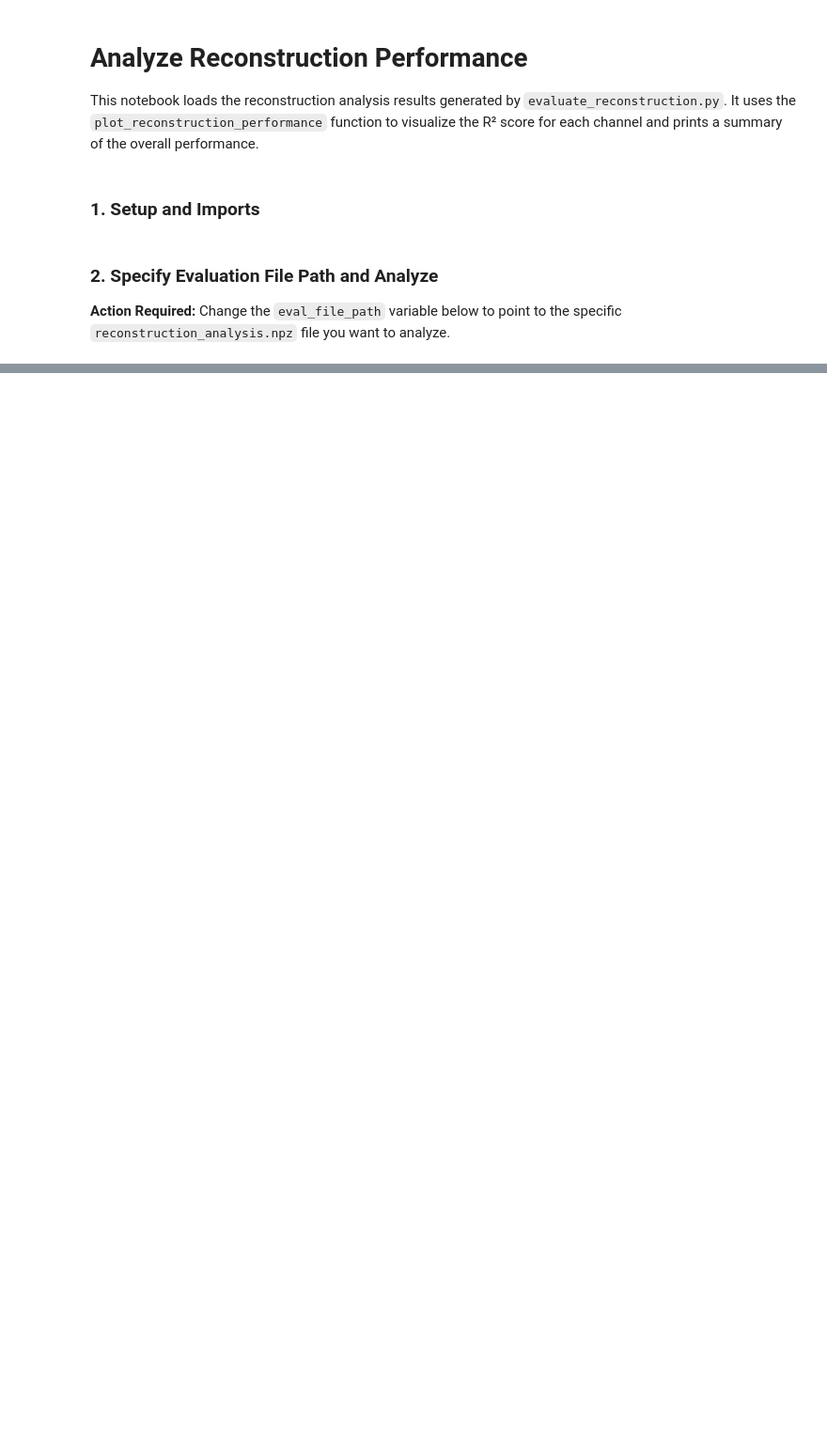
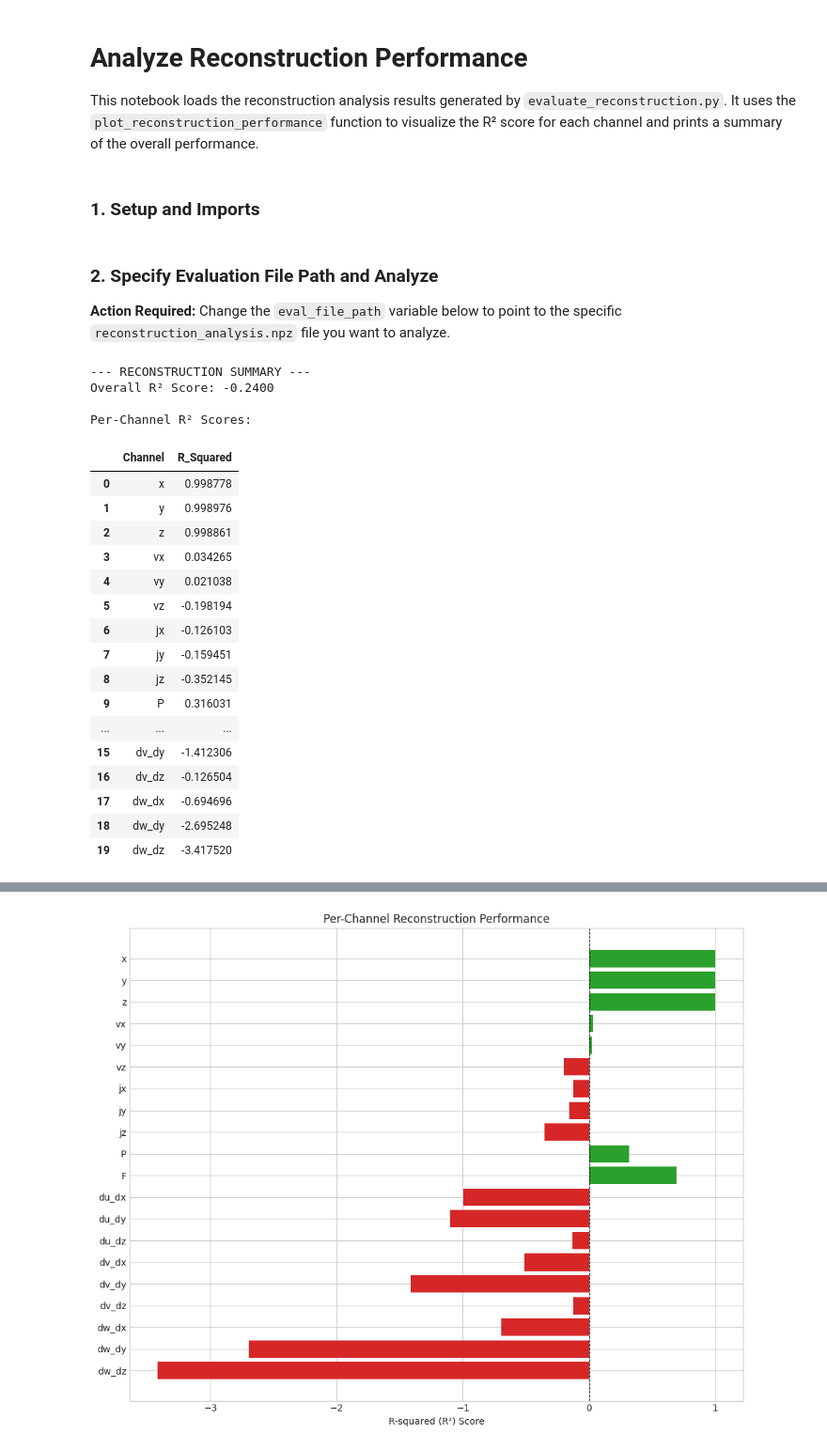
Before and after one commit to Jarato/mhd_surrogate_modelling, a Jupyter notebook: notebooks/analyze_reconstruction.ipynb, the cells around one changed output, grey strips where cells are left out. Shown at 94% size. Drawn from its saved outputs; the diff is of its cells as text; code cells hidden in the pictures; blank space fills up the shorter version.

```diff
--- a/notebooks/analyze_reconstruction.ipynb
+++ b/notebooks/analyze_reconstruction.ipynb
@@ -17,7 +17,7 @@ from mhd_surrogate_core.plot import plot_reconstruction_performance
 **Action Required:** Change the `eval_file_path` variable below to point to the specific `reconstruction_analysis.npz` file you want to analyze.
 # %%
 # Example path - update this to your specific run's output.
-eval_file_path = Path("../experiments/study_1_param_sweep/output/lr_1e-4_ld_128_.../eval/reconstruction_analysis.npz")
+eval_file_path = Path("/raid/skowronek/eval/param_sweep_04_07_25/lr_1e-4_ld_1024_wr_1.0_wp_1.0_wl_10.0_we_0.1/reconstruction_analysis_train_val.npz")
 
 if eval_file_path.exists():
     # --- THE FIX IS HERE (Part 2: Load and Display Overall Score) ---
@@ -41,3 +41,25 @@ if eval_file_path.exists():
 else:
     print(f"ERROR: Error file not found at {eval_file_path}")
     print("Please run evaluate_reconstruction.py first and/or update the path.")
+# %% [output]
+--- RECONSTRUCTION SUMMARY ---
+Overall R² Score: -0.2400
+
+Per-Channel R² Scores:
+|  | Channel | R_Squared |
+| 0 | x | 0.998778 |
+| 1 | y | 0.998976 |
+| 2 | z | 0.998861 |
+| 3 | vx | 0.034265 |
+| 4 | vy | 0.021038 |
+| 5 | vz | -0.198194 |
+| 6 | jx | -0.126103 |
+| 7 | jy | -0.159451 |
+| 8 | jz | -0.352145 |
+| 9 | P | 0.316031 |
+| ... | ... | ... |
+| 15 | dv_dy | -1.412306 |
+| 16 | dv_dz | -0.126504 |
+| 17 | dw_dx | -0.694696 |
+| 18 | dw_dy | -2.695248 |
+| 19 | dw_dz | -3.417520 |
@@ -43,0 +67 @@ else:
+[figure, added]
```
Also changed, not shown: parts of 1 cell of this notebook, 1 other file.
